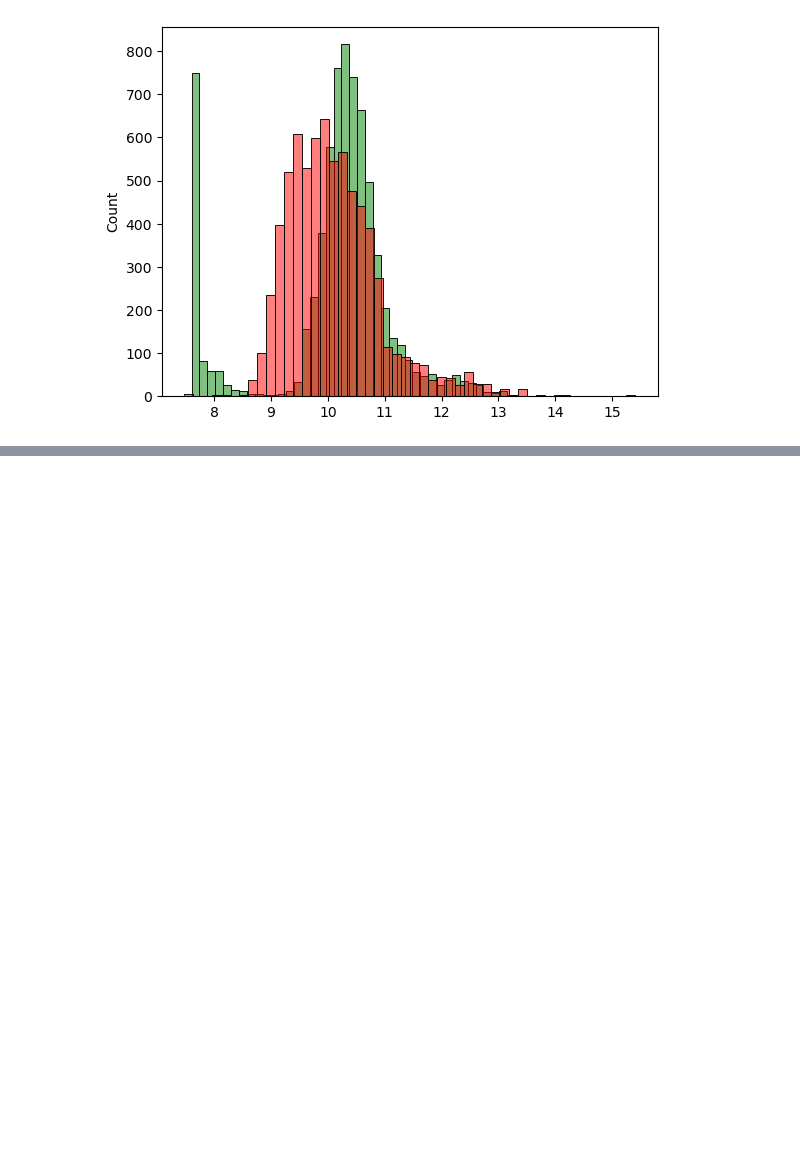
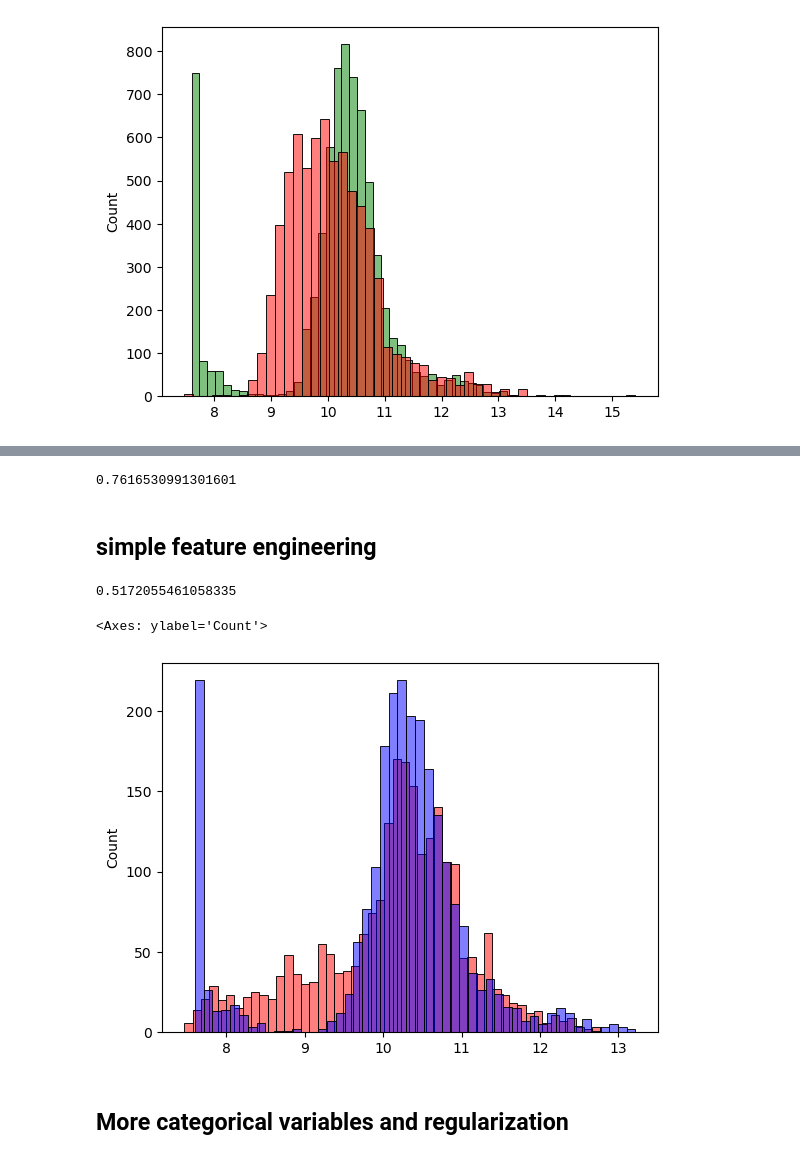
Before and after one commit to alabamustapha/mlzoomcamp, a Jupyter notebook: 02-regression/car-price-regression.ipynb, the cells around one changed output, grey strips where cells are left out. Cells and saved outputs as stored; diff of their text form; code cells hidden in the pictures; blank space fills up the shorter version.

Commit message:
linear regression foundation

```diff
--- a/02-regression/car-price-regression.ipynb
+++ b/02-regression/car-price-regression.ipynb
@@ -355,0 +370,47 @@ sns.histplot(y_pred, color="red", alpha=0.5, bins=50)
+# %%
+base_feature = ['engine_hp', 'engine_cylinders', 'highway_mpg', 'city_mpg', 'popularity']
+
+def prepare_X(df):
+    df_base = df[base_feature]
+    df_base = df_base.fillna(0) #remove empty values
+    X = df_base.values
+    return X
+# %%
+X_train = prepare_X(df_train)
+w0, w = train_linear_regression(X_train, y_train)
+
+X_val = prepare_X(df_val)
+y_pred = w0 + X_val.dot(w)
+
+rmse(y_val, y_pred)
+# %% [output]
+0.7616530991301601
+# %% [markdown]
+## simple feature engineering
+# %%
+def prepare_X(df):
+    df = df.copy()
+    df['age'] = 2017 - df['year']
+    features = base_feature + ['age']
+    df_base = df[features]
+    df_base = df_base.fillna(0) #remove empty values
+    X = df_base.values
+    return X
+# %%
+X_train = prepare_X(df_train)
+w0, w = train_linear_regression(X_train, y_train)
+
+X_val = prepare_X(df_val)
+y_pred = w0 + X_val.dot(w)
+
+rmse(y_val, y_pred)
+# %% [output]
+0.5172055461058335
+# %%
+sns.histplot(y_pred, color="red", alpha=0.5, bins=50)
+sns.histplot(y_val, color="blue", alpha=0.5, bins=50)
+# %% [output]
+<Axes: ylabel='Count'>
+[figure, added]
+# %% [markdown]
+## More categorical variables and regularization
```
Also changed, not shown: parts of 15 cells of this notebook.
